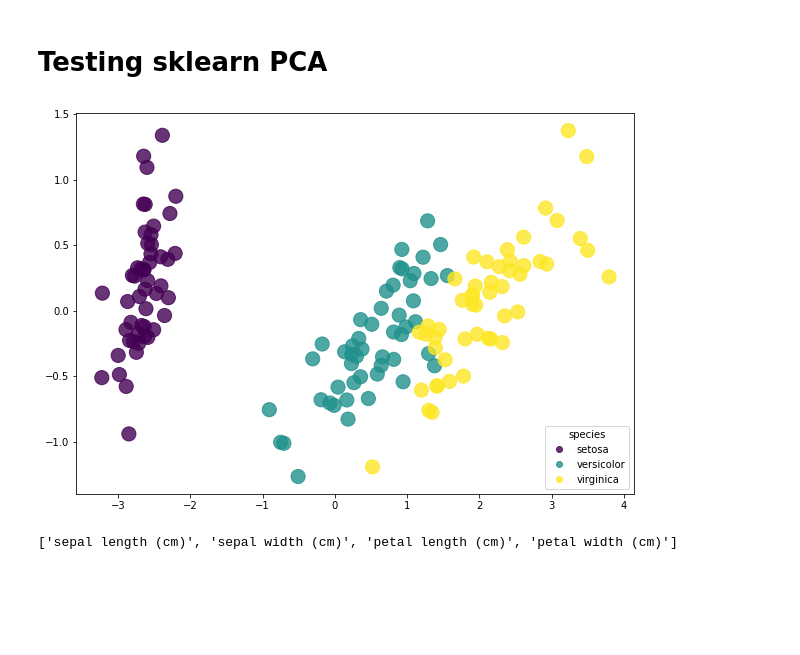
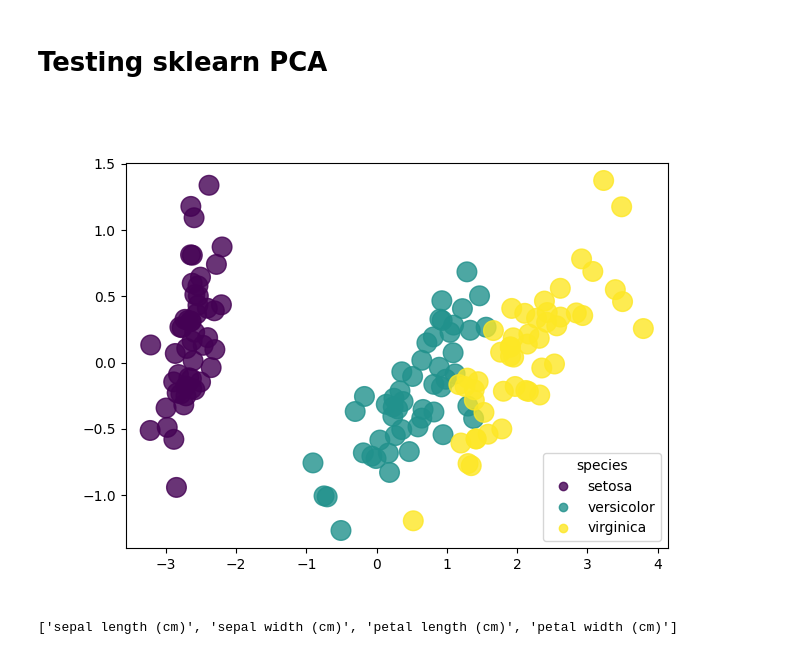
Before and after one commit to MeWoash/Data-analysis, a Jupyter notebook: lab6/lab6.ipynb, the cells around one changed output. Cells and saved outputs as stored; diff of their text form; code cells hidden in the pictures; blank space fills up the shorter version.

```diff
--- a/lab6/lab6.ipynb
+++ b/lab6/lab6.ipynb
@@ -9,19 +13,19 @@ import matplotlib.pyplot as plt
 # %%
 iris = datasets.load_iris()
 X=iris.data
 y=iris.target
 
-plt.figure(figsize=(10,7))
-pca = PCA(n_components=2)
+plt.figure(figsize=(7,5))
+pca = PCA(n_components=4)
 X_r = pca.fit(X).transform(X)
 
 scat=plt.scatter(X_r[:,0],X_r[:,1],c=y,s=200,alpha=0.8)
 
 plt.legend(handles=scat.legend_elements()[0], labels=iris.target_names.tolist(), title="species")
 
 plt.show()
 # %% [output]
-[figure, old version]
+[figure, new version]
 # %%
 print(iris.feature_names)
 # %% [output]
```
Also changed, not shown: parts of 11 cells of this notebook.
